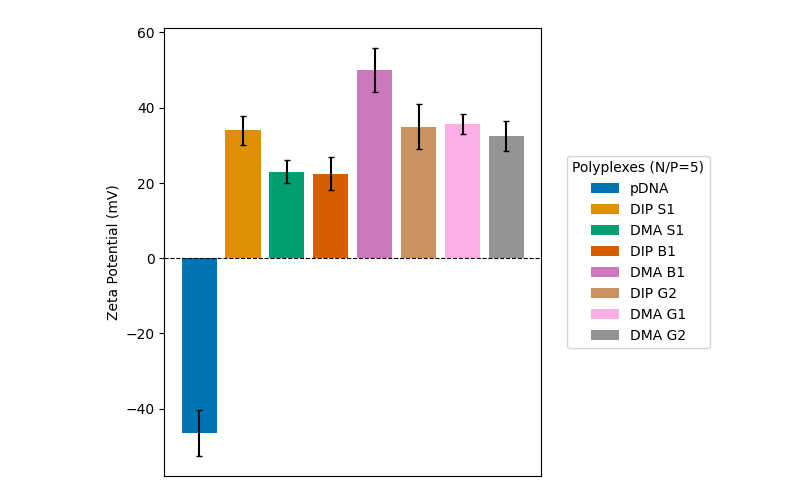
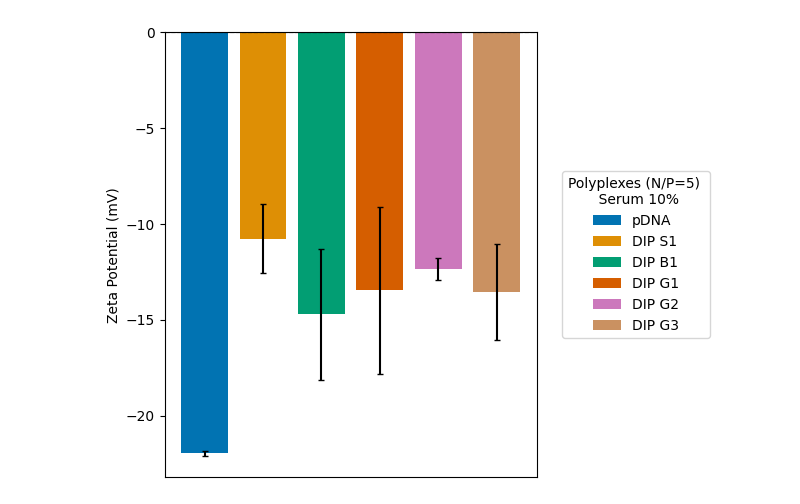
Before and after one commit to aryellewright/Kumar-Biomaterials-Lab, a Jupyter notebook: Zeta-Potential_Plots/Zeta_Plots.ipynb, the cells around one changed output. Cells and saved outputs as stored; diff of their text form; code cells hidden in the pictures.

```diff
--- a/Zeta-Potential_Plots/Zeta_Plots.ipynb
+++ b/Zeta-Potential_Plots/Zeta_Plots.ipynb
@@ -12,30 +6,37 @@ df = pd.read_excel('/Users/aryellewright/Documents/Kumar-Biomaterials-Lab/Zeta-P
+# %%
+# loading and reading the data and saving as a variable
+file_path = ('/Users/aryellewright/Documents/Documents - Aryelle’s MacBook Air/Kumar-Biomaterials-Lab/Zeta-Potential_Plots/20231204_Zeta_DIP_Serum10.xlsx')
+sheet_name = "Sheet1"
+
+# reading and saving data from specific excel sheet
+df = pd.read_excel(file_path, sheet_name="Sheet1")
 # %%
 # saving variables for plotting
 polymer = df["Polymer"]
 zeta = df['Zeta Potential']
 stdev = df['Stdev']
 # %%
-# Generate colorblind-friendly colors
+# generating colorblind-friendly colors
 num_polymer = polymer.nunique()
 colors = sns.color_palette("colorblind", num_polymer)
 
-# Map each polymer to a color
+# mapping each polymer to a color
 polymer_to_color = dict(zip(polymer.unique(), colors))
 
-# Plot bars individually to set color and label for each polymer
+# plotting bars individually to set color and label for each polymer
 for p in polymer.unique():
     plt.bar(p, zeta[polymer == p].values[0],
             yerr=stdev[polymer == p].values[0],
             capsize=2,
             color=polymer_to_color[p],
             label=p)
 
+# plotting
 plt.ylabel('Zeta Potential (mV)')
 plt.xticks([])
 plt.axhline(y=0, color='black', linestyle='--', linewidth=0.8)
-#plt.grid(axis='y', linestyle='--', linewidth=0.7, alpha=0.6)
-plt.legend(bbox_to_anchor=(1.05, 0.5), loc='center left', title='Polyplexes (N/P=5)')
+plt.legend(bbox_to_anchor=(1.05, 0.5), loc='center left', title='Polyplexes (N/P=5) \n       Serum 10%')
 plt.tight_layout()
 plt.show()
 # %% [output]
-[figure, old version]
+[figure, new version]
```
Also changed, not shown: parts of 3 cells of this notebook, 30 other files.
